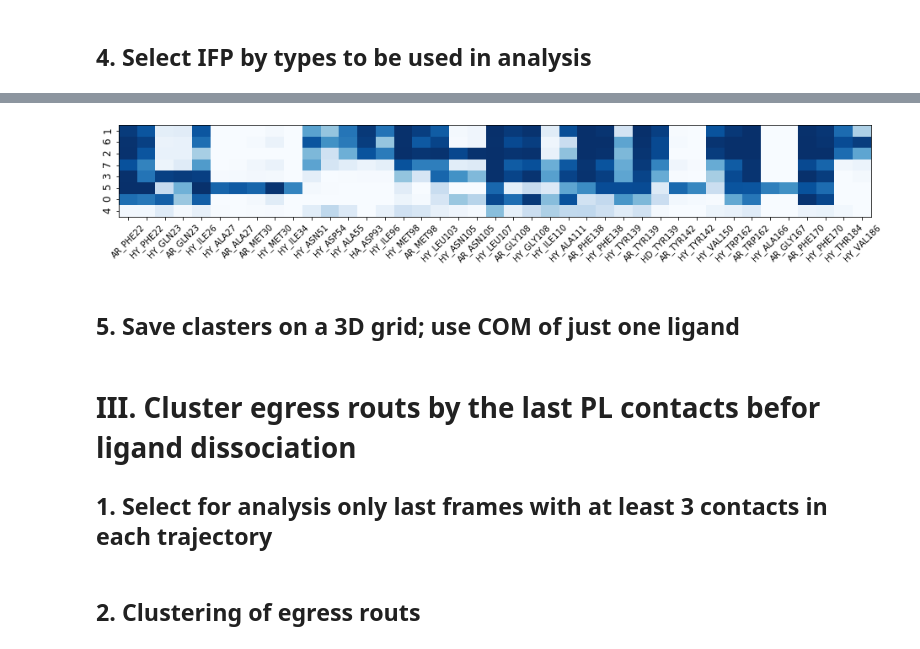
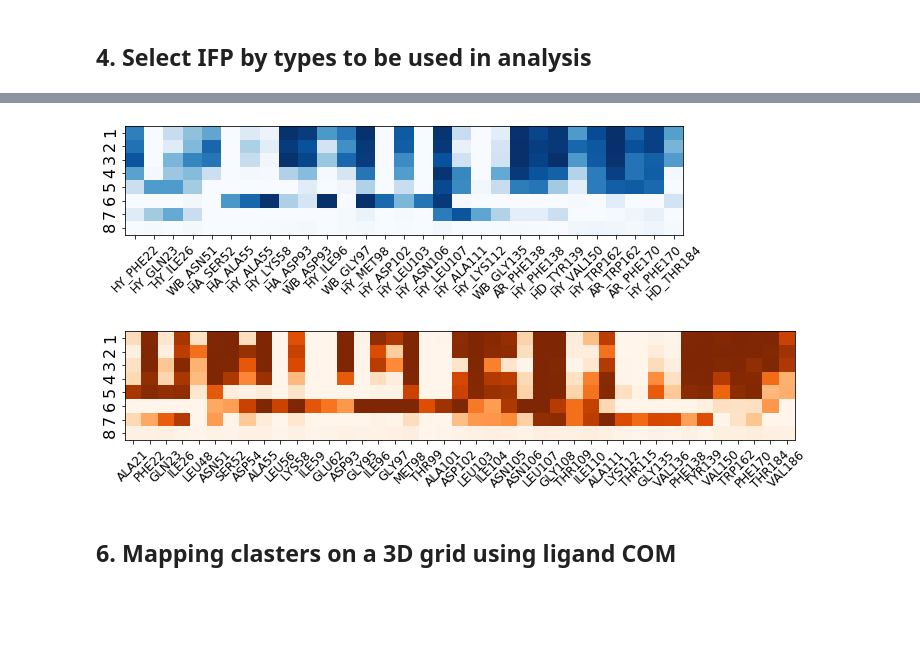
Before and after one commit to HITS-MCM/MD-IFP, a Jupyter notebook: IFP_generation_examples_Analysis.ipynb, the cells around one changed output, grey strips where cells are left out. Cells and saved outputs as stored; diff of their text form; code cells hidden in the pictures; blank space fills up the shorter version.

```diff
--- a/IFP_generation_examples_Analysis.ipynb
+++ b/IFP_generation_examples_Analysis.ipynb
@@ -240,7 +255,9 @@ columns_IFP = columns_IFP_reduced
 print("Reduced", df_ext.shape)
 
 X = df_ext.values
-print(X.shape)
-add_columns = ["Repl","ligand","Traj","RMSDl","time","length","WAT","RGyr","COM_x","COM_y","COM_z","COM"]
+if "WAT" in unpickled_df.columns.values:
+    add_columns = ["Repl","ligand","Traj","RMSDl","time","length","WAT","RGyr","COM_x","COM_y","COM_z","COM"]
+else:
+    add_columns = ["Repl","ligand","Traj","RMSDl","time","length","RGyr","COM_x","COM_y","COM_z","COM"]
 df_ext[add_columns] = unpickled_df[add_columns]
 # %% [output]
@@ -307,0 +286,12 @@ Plot_COM(df_ext)
+# %%
+reumber_labels = True
+if reumber_labels:
+    l,c = np.unique(km.labels_,return_counts=True)
+    ln = l[np.argsort(c)]
+    label_mapping= dict(zip(ln,l))
+    print(label_mapping)
+    new_labels = np.vectorize(label_mapping.get)(km.labels_)
+    df_ext["label"] = new_labels
+    print(np.unique(new_labels,return_counts=True))
+else:
+    df_ext["label"] = km.labels_
@@ -308,5 +321,5 @@ Plot_COM(df_ext)
 # %%
 ligand_show =  []
 out_name = "cluster-traj.png"
-arg_Label_list = plot_graph_New(df_ext,DIR_out+out_name,ligand_show,draw_round = False, water=False)
+arg_Label_list = plot_graph_COM(df_ext,DIR_out+out_name,ligand_show,draw_round = False, water=False)
 # %% [output]
@@ -328,35 +344,66 @@ RMSD:  [ 1.28070418  1.44801502  1.47033034  3.61761754  5.34442396 11.07888196
 # %%
 threshold = 0.5
+
 sorted_labels = labels_list[arg_Label_list]
 
 file_save = DIR_out+"cluster_traj-population-img.png"
 df_ext_ligand = df_ext[df_ext.ligand.isin([ligand])]
 
 p = []
 for c in columns_IFP: p.append(c[6:])
 indx = np.argsort(np.asarray(p).astype(float))
 
 ar = np.zeros((len(sorted_labels),indx.shape[0]), dtype = float)
 for i,l in enumerate(sorted_labels):
     ar[i] = df_ext[df_ext.label == l][columns_IFP].mean().values[indx]
 
 br = np.max(ar,axis=0)
 indx_threshold = np.where(br > threshold)[0]
 col_threshold = np.asarray(columns_IFP)[indx][indx_threshold]
 
-fig = plt.figure(figsize = (16, int(Frame_clusters/3.1)),facecolor='w')
+RE_col_threshold = []
+IFP_col_threshold = []
+RE_indx_threshold = []
+IFP_indx_threshold = []
+
+for i,c in enumerate(col_threshold):
+    if c[:2] == "RE":
+        RE_col_threshold.append(c[3:])
+        RE_indx_threshold.append(i)
+    else:
+        IFP_col_threshold.append(c)
+        IFP_indx_threshold.append(i)
+IFP_indx_threshold = np.asarray(IFP_indx_threshold)
+IFP_col_threshold = np.asarray(IFP_col_threshold)
+RE_col_threshold = np.asarray(RE_col_threshold)
+RE_indx_threshol = np.asarray(RE_indx_threshold)
+
+# show IFP composition of the generated clusters
+file_save = DIR_out+"cluster_traj-population-IFP-img.png"
+fig = plt.figure(figsize = (10, int(Frame_clusters/3.1)),facecolor='w')
 ax = plt.subplot(1,1,1)
-plt.imshow(ar[:,indx_threshold],cmap='Blues',aspect = "auto")
-plt.xticks(range(0,col_threshold.shape[0]),col_threshold ,rotation=45,fontsize=10)
-plt.yticks(range(0,len(sorted_labels)),sorted_labels,rotation=90,fontsize=12)
-# to put at y axis numer sequentially
-#plt.yticks(range(0,len(sorted_labels)),range(1,len(sorted_labels)+1),rotation=90,fontsize=12)
+max_ar = np.amax(ar[:,indx_threshold][:,IFP_indx_threshold])
+plt.imshow(ar[:,indx_threshold][:,IFP_indx_threshold],cmap='Blues',aspect = "auto")
+plt.xticks(range(0,col_threshold[IFP_indx_threshold].shape[0]),col_threshold[IFP_indx_threshold] ,rotation=45,fontsize=12)
+plt.yticks(range(0,len(sorted_labels)),range(1,len(sorted_labels)+1),rotation=90,fontsize=16)
 if file_save !="":plt.savefig(file_save,format='png', dpi=300, bbox_inches='tight',transparent=True)
 else: plt.show()
+
+# show unspecific contact contribution is they are included in clustering
+if "RE" in ifp_list:
+    file_save = DIR_out+"cluster_traj-population-RE-img.png"
+    fig = plt.figure(figsize = (12, int(Frame_clusters/3.1)),facecolor='w')
+    ax = plt.subplot(1,1,1)
+    plt.imshow(ar[:,indx_threshold][:,RE_indx_threshold],cmap='Oranges',aspect = "auto")
+    plt.xticks(range(0,col_threshold[RE_indx_threshold].shape[0]),RE_col_threshold ,rotation=45,fontsize=12)
+    plt.yticks(range(0,len(sorted_labels)),range(1,len(sorted_labels)+1),rotation=90,fontsize=16)
+    if file_save !="":plt.savefig(file_save,format='png', dpi=300, bbox_inches='tight',transparent=True)
+    else: plt.show()
 # %% [output]
-[figure, old version]
+[figure, new version]
+[figure, added]
 # %% [markdown]
-## 5. Save clasters on a 3D grid; use COM of just one ligand
+## 6. Mapping clasters on a 3D grid using ligand COM
 # %%
 for k in np.unique(df_ext.label.values):
     if len(ligand_show) > 0:
@@ -365,7 +412,3 @@ for k in np.unique(df_ext.label.values):
     d_cluster = df_cl[df_cl.label == k]
     if d_cluster.shape[0] > 20:
         Map_3D_grid(d_cluster,DIR_out+"cluster-05-"+str(k)+".dx")
-# %% [markdown]
-#  III. Cluster egress routs by the last PL contacts befor ligand dissociation
-
-## 1. Select for analysis only last frames with at least 3 contacts in each trajectory
@@ -383,2 +414,0 @@ columns_IFP_nonzero = np.asarray(columns_IFP)[np.argwhere((np.array(ar).sum(0)>0
-# %% [markdown]
-##  2. Clustering of egress routs
```
Also changed, not shown: parts of 40 cells of this notebook.
